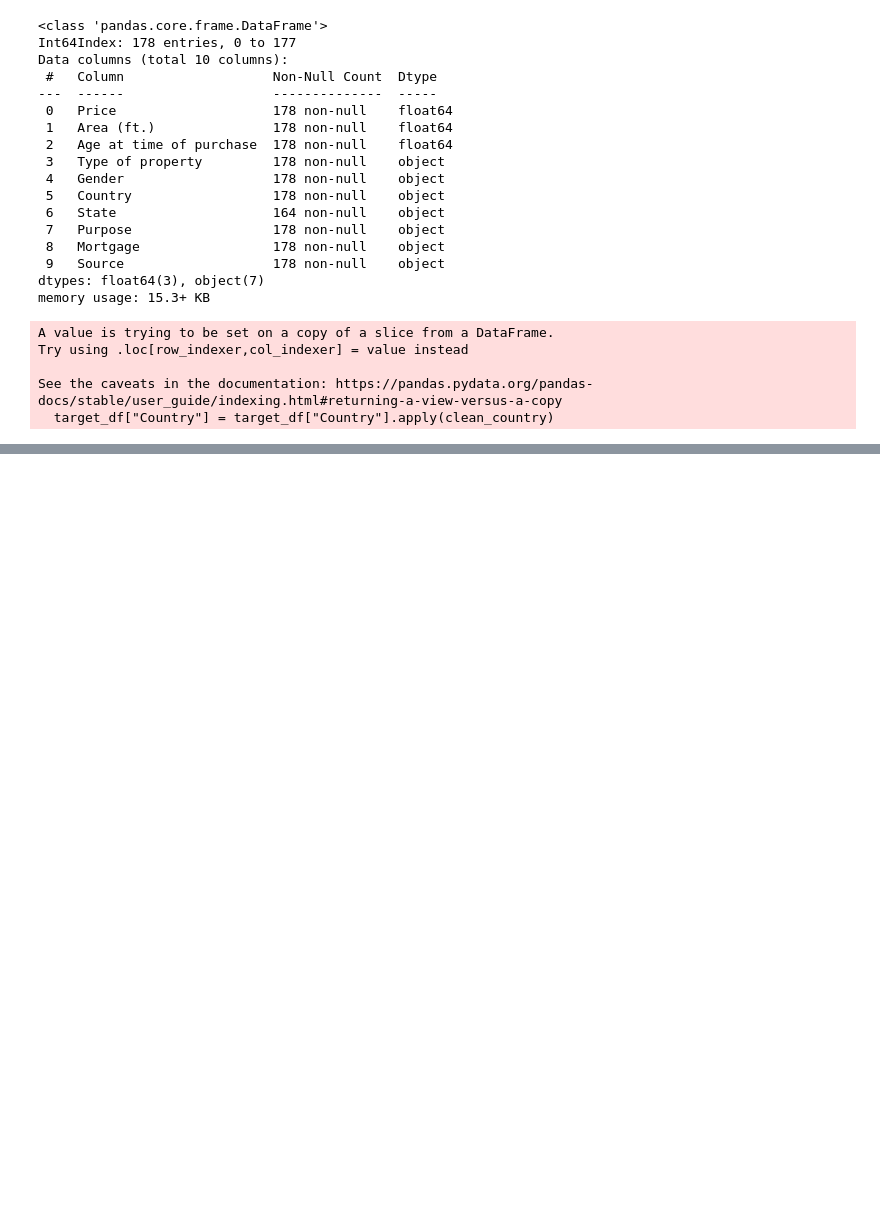
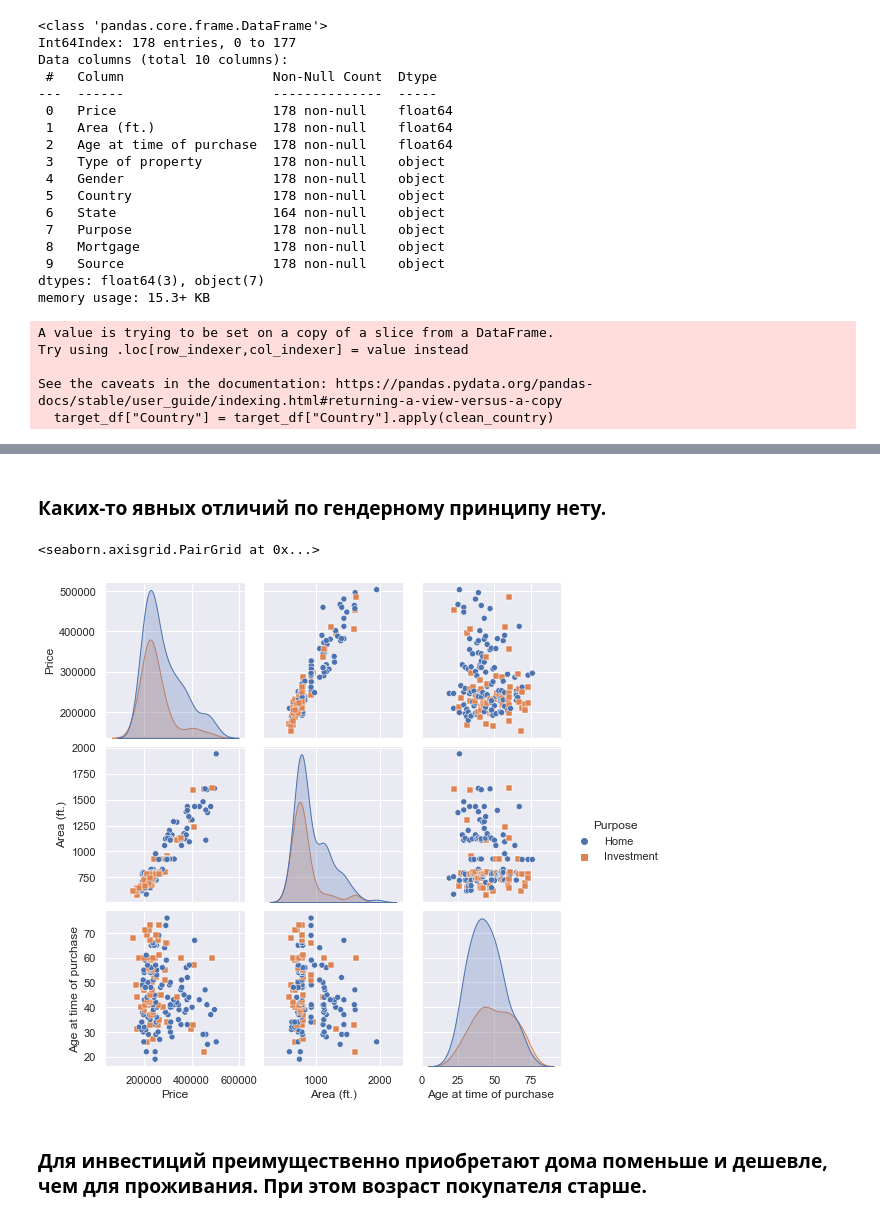
Before and after one commit to SergeyMikhalcov/It_Academy_DS_HW, a Jupyter notebook: Module2/descriptive_stats/target_customers.ipynb, the cells around one changed output, grey strips where cells are left out. Drawn from its saved outputs; the diff is of its cells as text; code cells hidden in the pictures; blank space fills up the shorter version.

```diff
--- a/Module2/descriptive_stats/target_customers.ipynb
+++ b/Module2/descriptive_stats/target_customers.ipynb
@@ -112,0 +139,9 @@ for i, col in enumerate(columns_of_interest):
+# %% [markdown]
+### Каких-то явных отличий по гендерному принципу нету.
+# %%
+sns.pairplot(target_df, hue="Purpose", markers=["o", "s"])
+# %% [output]
+<seaborn.axisgrid.PairGrid at 0x...>
+[figure, added]
+# %% [markdown]
+### Для инвестиций преимущественно приобретают дома поменьше и дешевле, чем для проживания. При этом возраст покупателя старше.
```
Also changed, not shown: parts of 18 cells of this notebook.
